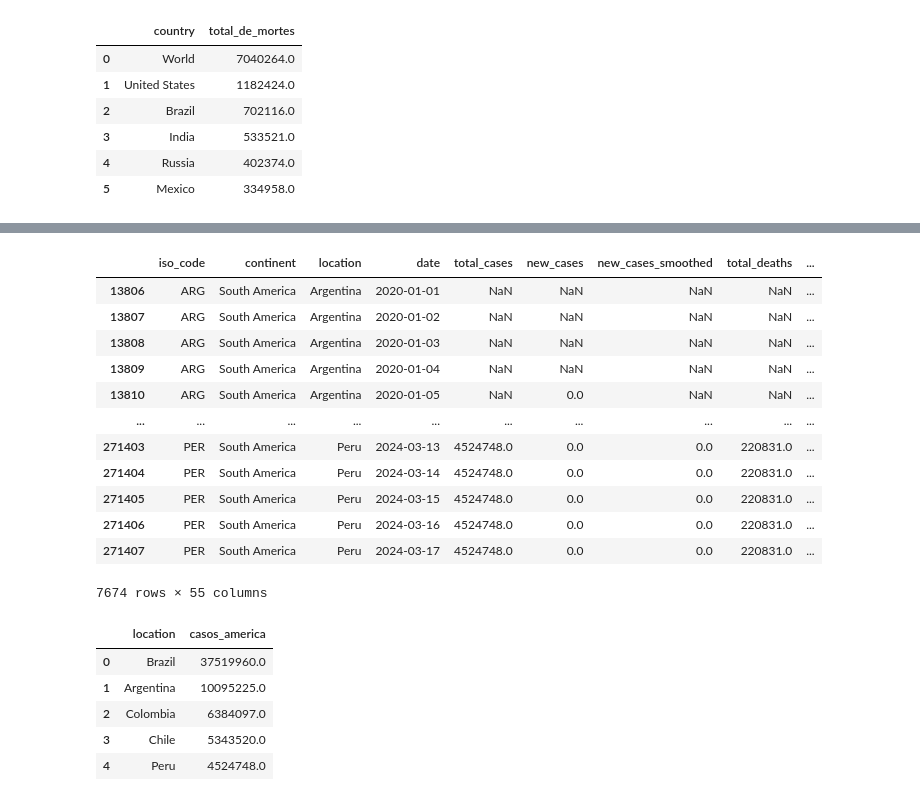
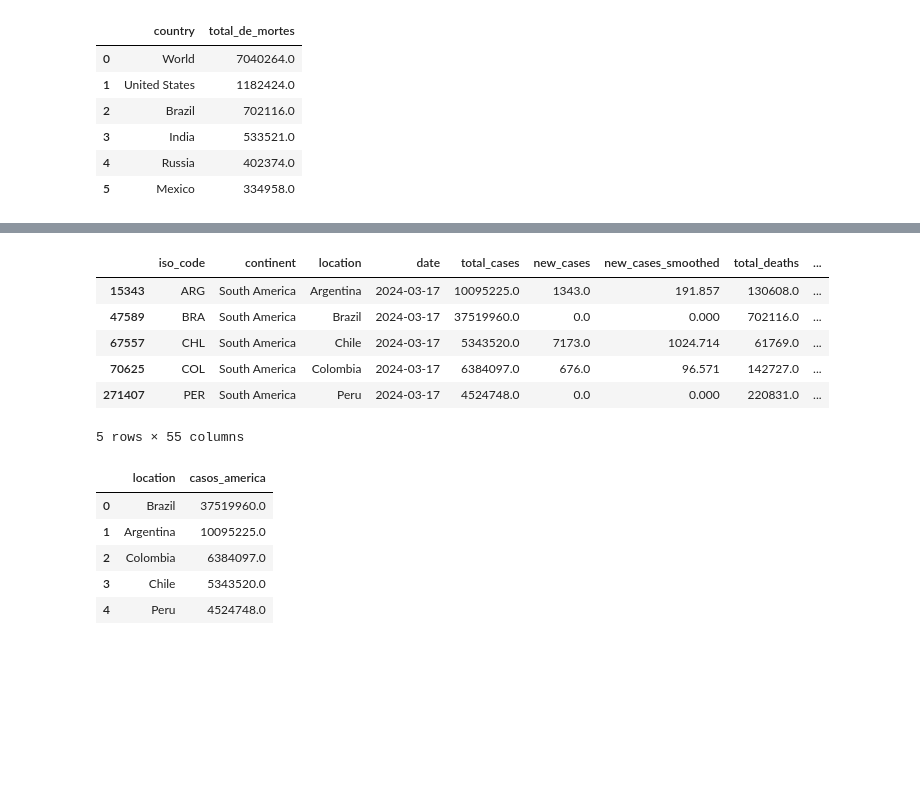
Before and after one commit to Fagundes55/Covid_Mundial, a Jupyter notebook: COVID_mundial.ipynb, the cells around one changed output, grey strips where cells are left out. Drawn from its saved outputs; the diff is of its cells as text; code cells hidden in the pictures; blank space fills up the shorter version.

Commit message:
Análise Covid

```diff
--- a/COVID_mundial.ipynb
+++ b/COVID_mundial.ipynb
@@ -387,0 +329,3 @@ fig_7.show()
+# %%
+covid_america_sul_atual = covid_america_sul[covid_america_sul['date']=='2024-03-17']
+covid_america_sul_atual
@@ -388,18 +349,12 @@ fig_7.show()
 # %%
-covid_america_sul = covid_america_sul.query('location=="Brazil" or location=="Argentina" or location=="Colombia" or location=="Chile" or location=="Peru"')
-covid_america_sul
+covid_america_sul_atual = covid_america_sul_atual.query('location=="Brazil" or location=="Argentina" or location=="Colombia" or location=="Chile" or location=="Peru"')
+covid_america_sul_atual
 # %% [output]
 |  | iso_code | continent | location | date | total_cases | new_cases | new_cases_smoothed | total_deaths | ... |
-| 13806 | ARG | South America | Argentina | 2020-01-01 | NaN | NaN | NaN | NaN | ... |
-| 13807 | ARG | South America | Argentina | 2020-01-02 | NaN | NaN | NaN | NaN | ... |
-| 13808 | ARG | South America | Argentina | 2020-01-03 | NaN | NaN | NaN | NaN | ... |
-| 13809 | ARG | South America | Argentina | 2020-01-04 | NaN | NaN | NaN | NaN | ... |
-| 13810 | ARG | South America | Argentina | 2020-01-05 | NaN | 0.0 | NaN | NaN | ... |
-| ... | ... | ... | ... | ... | ... | ... | ... | ... | ... |
-| 271403 | PER | South America | Peru | 2024-03-13 | 4524748.0 | 0.0 | 0.0 | 220831.0 | ... |
-| 271404 | PER | South America | Peru | 2024-03-14 | 4524748.0 | 0.0 | 0.0 | 220831.0 | ... |
-| 271405 | PER | South America | Peru | 2024-03-15 | 4524748.0 | 0.0 | 0.0 | 220831.0 | ... |
-| 271406 | PER | South America | Peru | 2024-03-16 | 4524748.0 | 0.0 | 0.0 | 220831.0 | ... |
-| 271407 | PER | South America | Peru | 2024-03-17 | 4524748.0 | 0.0 | 0.0 | 220831.0 | ... |
+| 15343 | ARG | South America | Argentina | 2024-03-17 | 10095225.0 | 1343.0 | 191.857 | 130608.0 | ... |
+| 47589 | BRA | South America | Brazil | 2024-03-17 | 37519960.0 | 0.0 | 0.000 | 702116.0 | ... |
+| 67557 | CHL | South America | Chile | 2024-03-17 | 5343520.0 | 7173.0 | 1024.714 | 61769.0 | ... |
+| 70625 | COL | South America | Colombia | 2024-03-17 | 6384097.0 | 676.0 | 96.571 | 142727.0 | ... |
+| 271407 | PER | South America | Peru | 2024-03-17 | 4524748.0 | 0.0 | 0.000 | 220831.0 | ... |
-7674 rows × 55 columns
+5 rows × 55 columns
 # %%
```
Also changed, not shown: parts of 35 cells of this notebook.
